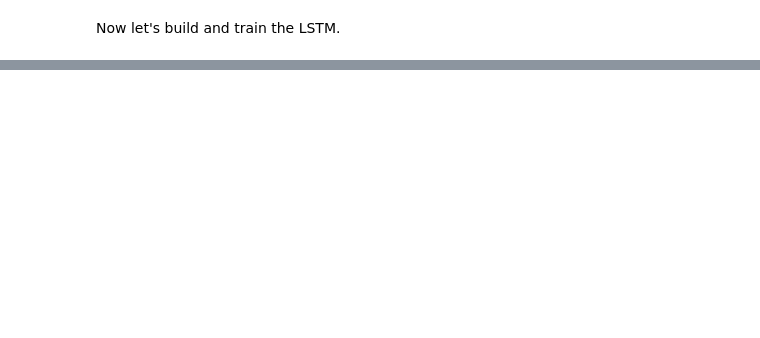
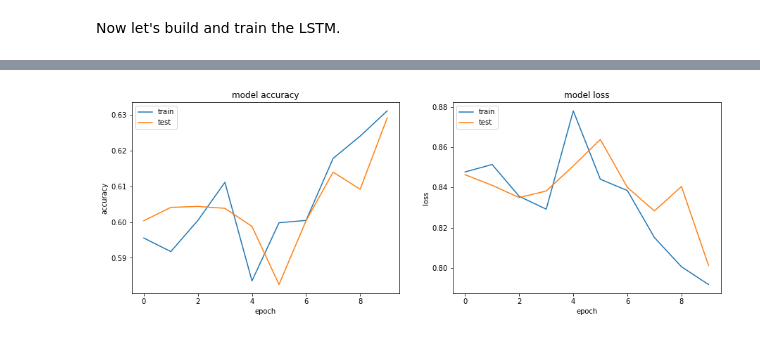
Before and after one commit to sltimmins/CS7322-Project, a Jupyter notebook: LSTM.ipynb, the cells around one changed output, grey strips where cells are left out. Cells and saved outputs as stored; diff of their text form; code cells hidden in the pictures; blank space fills up the shorter version.

```diff
--- a/LSTM.ipynb
+++ b/LSTM.ipynb
@@ -215,0 +278,3 @@ Hint: If you want to see a list of allocated tensors when OOM happens, add repor
+# %%
+history = lstm.fit(X_train, y_train_ohe, validation_data=(X_val, y_val_ohe),
+                   epochs=10, batch_size=64, callbacks=custom_callbacks)
@@ -215,0 +299,4 @@ Hint: If you want to see a list of allocated tensors when OOM happens, add repor
+# %%
+plotHistory(history.history)
+# %% [output]
+[figure, added]
```
Also changed, not shown: parts of 16 cells of this notebook, 1 other file.
